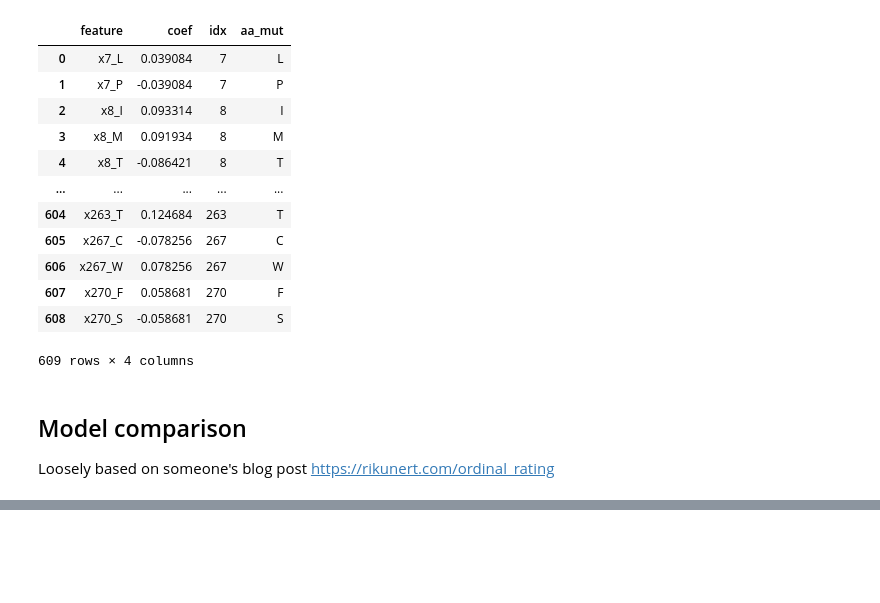
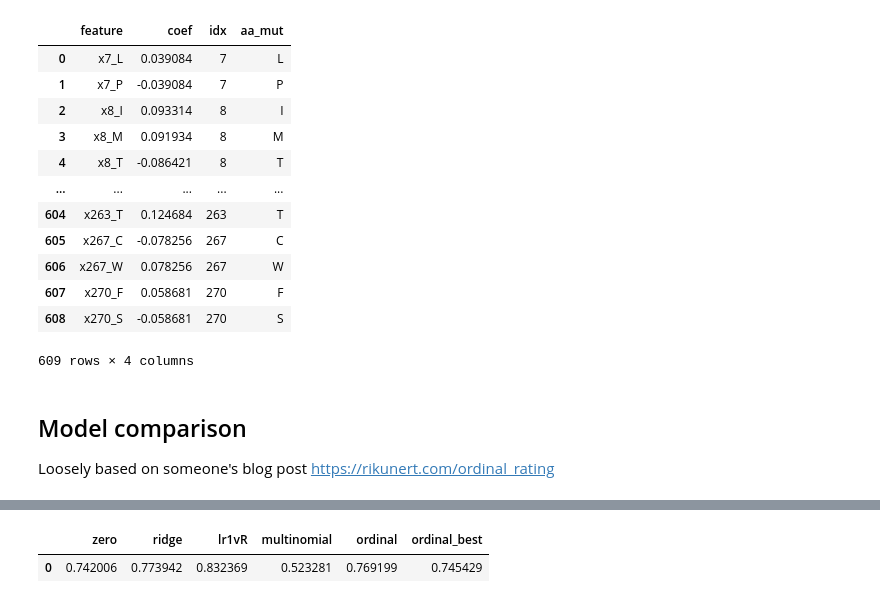
Before and after one commit to RomeroLab/sadx-latent-function, a Jupyter notebook: projects/Biochemical_Ordinal/Ordinal Regression.ipynb, the cells around one changed output, grey strips where cells are left out. Cells and saved outputs as stored; diff of their text form; code cells hidden in the pictures; blank space fills up the shorter version.

```diff
--- a/projects/Biochemical_Ordinal/Ordinal Regression.ipynb
+++ b/projects/Biochemical_Ordinal/Ordinal Regression.ipynb
@@ -433 +442,6 @@ acc_test_results
+# %%
+acc_test_results.mean(axis=1).to_frame().T
+# %% [output]
+|  | zero | ridge | lr1vR | multinomial | ordinal | ordinal_best |
+| 0 | 0.742006 | 0.773942 | 0.832369 | 0.523281 | 0.769199 | 0.745429 |
 # %%
```
Also changed, not shown: parts of 6 cells of this notebook.
